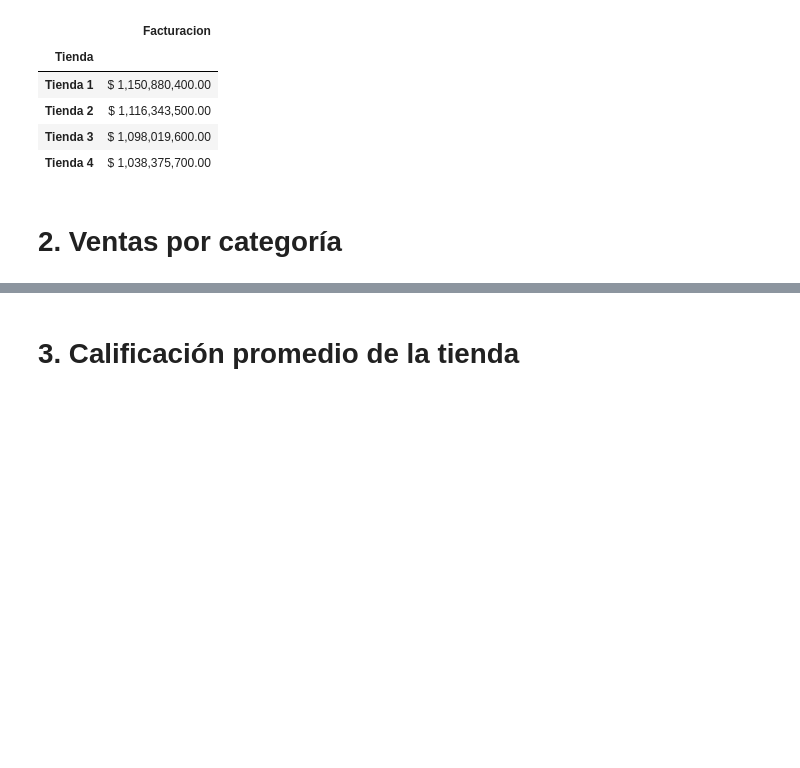
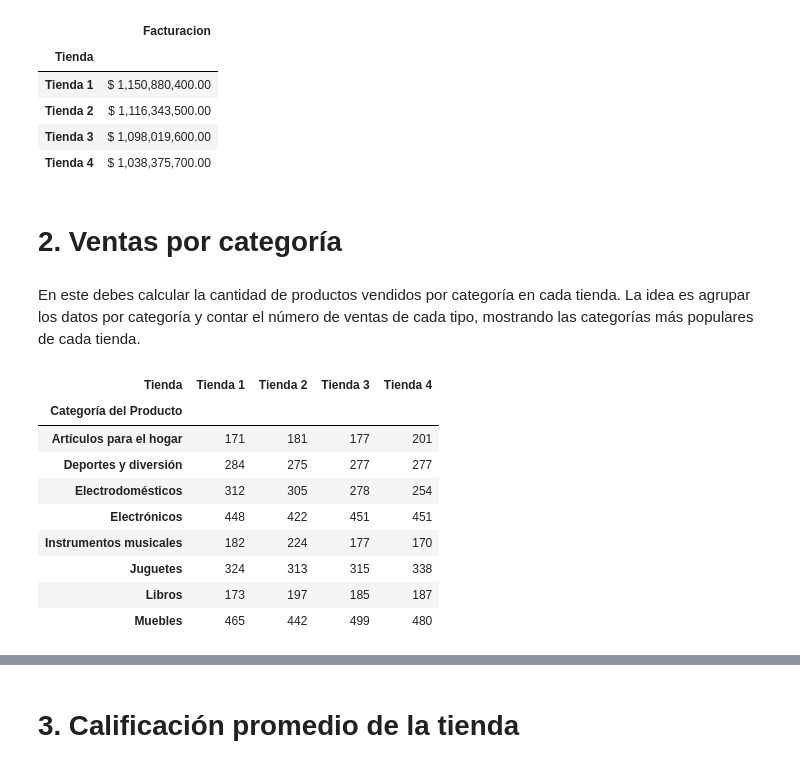
Before and after one commit to Arcturus26/Challenge-Alura-Store, a Jupyter notebook: AluraStoreLatam.ipynb, the cells around one changed output, grey strips where cells are left out. Saved outputs shown, nothing was run; the diff lists cells and outputs as text; code cells hidden in the pictures; blank space fills up the shorter version.

Commit message:
Finaliza ventas por categoría

```diff
--- a/AluraStoreLatam.ipynb
+++ b/AluraStoreLatam.ipynb
@@ -67,3 +67,24 @@ facturacion
 | Tienda 4 | $ 1,038,375,700.00 |
 # %% [markdown]
 # 2. Ventas por categoría
+# %% [markdown]
+En este debes calcular la cantidad de productos vendidos por categoría en cada tienda. La idea es agrupar los datos por categoría y contar el número de ventas de cada tipo, mostrando las categorías más populares de cada tienda.
+# %%
+ventas_por_categoria = (
+    tiendas_combinadas.pivot_table(
+      index='Categoría del Producto',
+      columns='Tienda',
+      aggfunc='size')
+    )
+ventas_por_categoria
+# %% [output]
+| Tienda | Tienda 1 | Tienda 2 | Tienda 3 | Tienda 4 |
+| Categoría del Producto |  |  |  |  |
+| Artículos para el hogar | 171 | 181 | 177 | 201 |
+| Deportes y diversión | 284 | 275 | 277 | 277 |
+| Electrodomésticos | 312 | 305 | 278 | 254 |
+| Electrónicos | 448 | 422 | 451 | 451 |
+| Instrumentos musicales | 182 | 224 | 177 | 170 |
+| Juguetes | 324 | 313 | 315 | 338 |
+| Libros | 173 | 197 | 185 | 187 |
+| Muebles | 465 | 442 | 499 | 480 |
```
Also changed, not shown: parts of 2 cells of this notebook.
